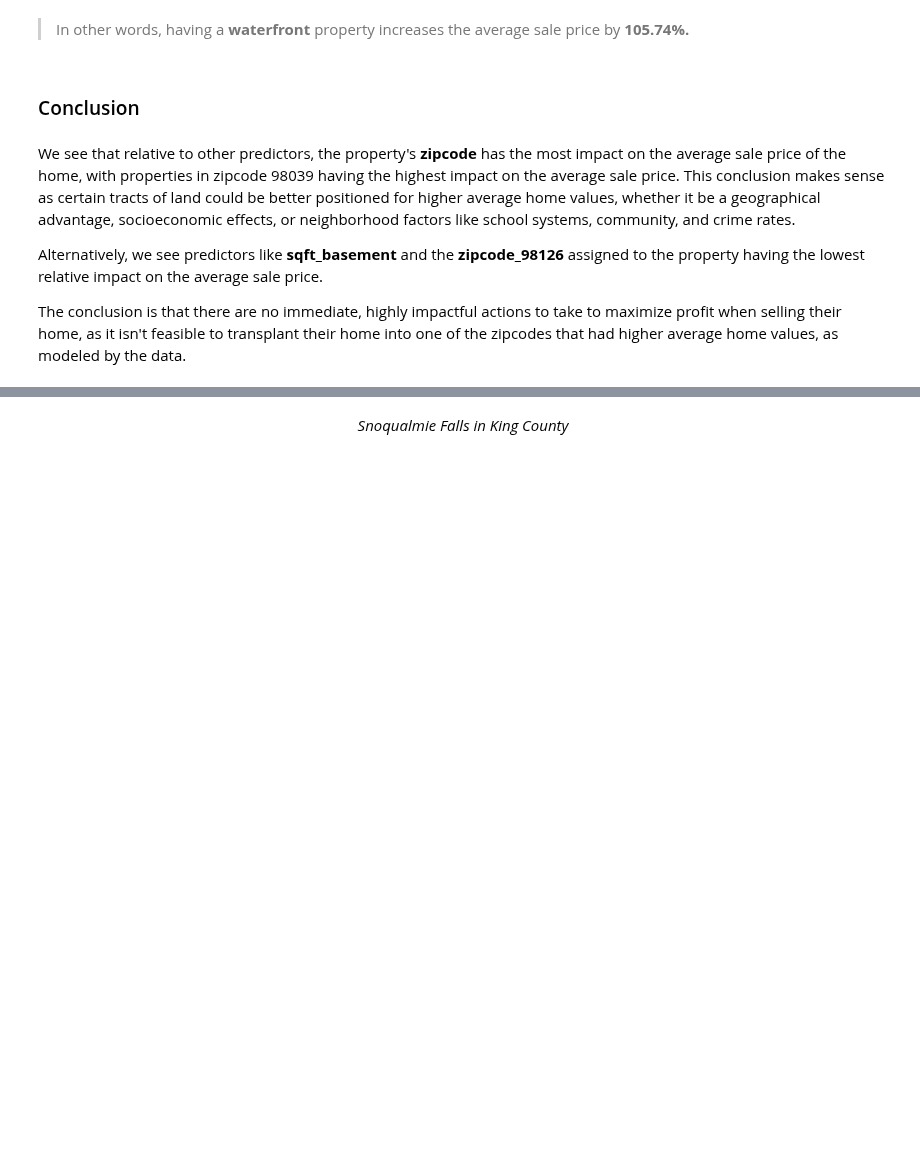
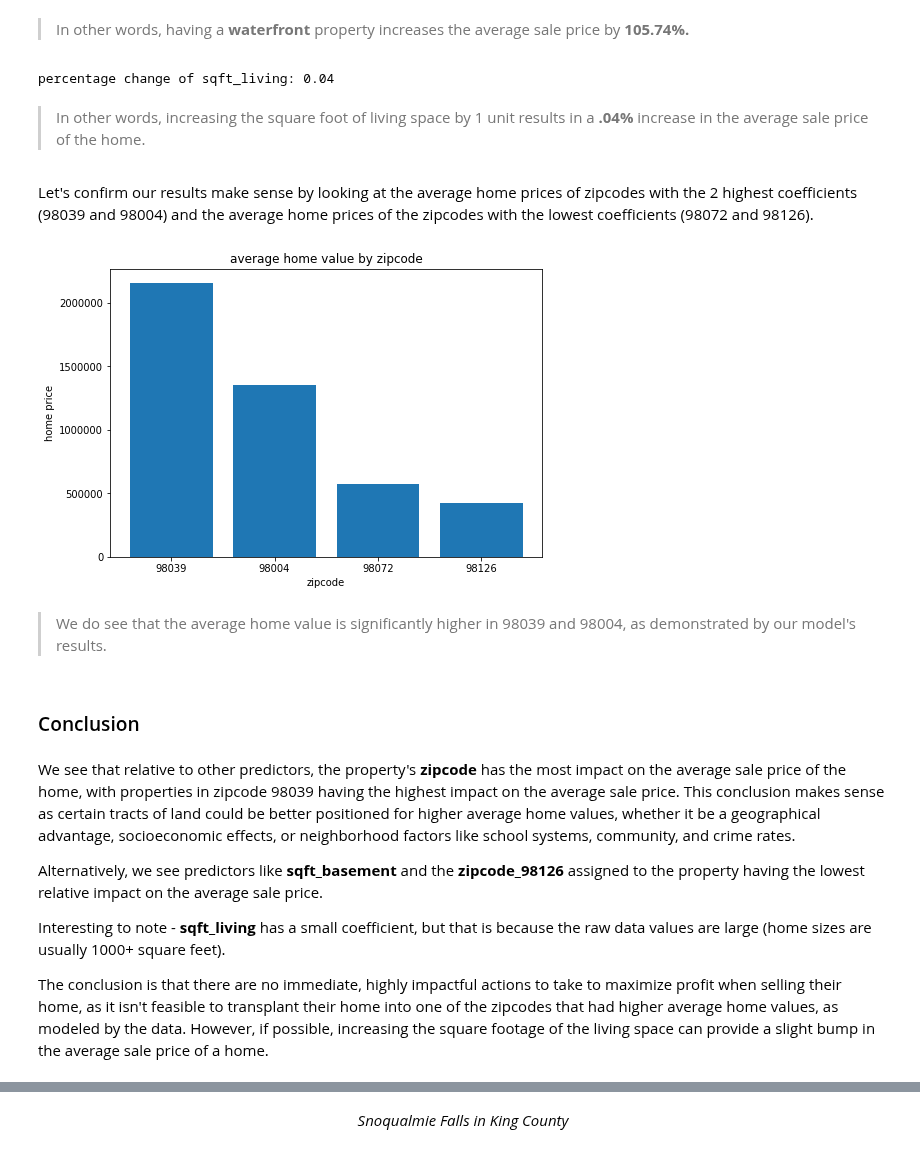
Before and after one commit to FIerican/dsc-mod-2-project-v2-1-online-ds-sp-000, a Jupyter notebook: Multivariate Regression Analysis - final.ipynb, the cells around one changed output, grey strips where cells are left out. Saved outputs shown, nothing was run; the diff lists cells and outputs as text; code cells hidden in the pictures; blank space fills up the shorter version.

Commit message:
update notebook with bargraph of results

```diff
--- a/Multivariate Regression Analysis - final.ipynb
+++ b/Multivariate Regression Analysis - final.ipynb
@@ -921,6 +922,34 @@ print('percentage change of waterfront_1.0:', round(((np.exp(0.721422) - 1) * 10
 percentage change of waterfront_1.0: 105.74
 # %% [markdown]
 > In other words, having a **waterfront** property increases the average sale price by **105.74%.**
+# %%
+# exponentiate the coefficient of sqft_living (value: 0.000367)
+print('percentage change of sqft_living:', round(((np.exp(0.000367) - 1) * 100),2))
+# %% [output]
+percentage change of sqft_living: 0.04
+# %% [markdown]
+> In other words, increasing the square foot of living space by 1 unit results in a **.04%** increase in the average sale price of the home.
+# %% [markdown]
+Let's confirm our results make sense by looking at the average home prices of zipcodes with the 2 highest coefficients (98039 and 98004) and the average home prices of the zipcodes with the lowest coefficients (98072 and 98126).
+# %%
+values_98039 = data[data.zipcode == 98039].price.mean()
+values_98004 = data[data.zipcode == 98004].price.mean()
+values_98072 = data[data.zipcode == 98072].price.mean()
+values_98126 = data[data.zipcode == 98126].price.mean()
+
+fig = plt.figure()
+ax = fig.add_axes([0,0,1,1])
+zipcodes = ['98039', '98004', '98072', '98126']
+avg_prices = [values_98039, values_98004, values_98072, values_98126]
+ax.bar(zipcodes, avg_prices)
+ax.set_xlabel('zipcode')
+ax.set_ylabel('home price')
+ax.set_title('average home value by zipcode')
+plt.show()
+# %% [output]
+[figure, added]
+# %% [markdown]
+> We do see that the average home value is significantly higher in 98039 and 98004, as demonstrated by our model's results.
 # %% [markdown]
 ### Conclusion
 # %% [markdown]
@@ -928,7 +957,9 @@ We see that relative to other predictors, the property's **zipcode** has the mos
 
 Alternatively, we see predictors like **sqft_basement** and the **zipcode_98126** assigned to the property having the lowest relative impact on the average sale price.
 
-The conclusion is that there are no immediate, highly impactful actions to take to maximize profit when selling their home, as it isn't feasible to transplant their home into one of the zipcodes that had higher average home values, as modeled by the data.
+Interesting to note - **sqft_living** has a small coefficient, but that is because the raw data values are large (home sizes are usually 1000+ square feet).
+
+The conclusion is that there are no immediate, highly impactful actions to take to maximize profit when selling their home, as it isn't feasible to transplant their home into one of the zipcodes that had higher average home values, as modeled by the data. However, if possible, increasing the square footage of the living space can provide a slight bump in the average sale price of a home.
 # %% [markdown]
 <img src="images/Snoqualmie_Falls.jpeg" width=450>
 # %% [markdown]
```
Also changed, not shown: parts of 5 cells of this notebook.
